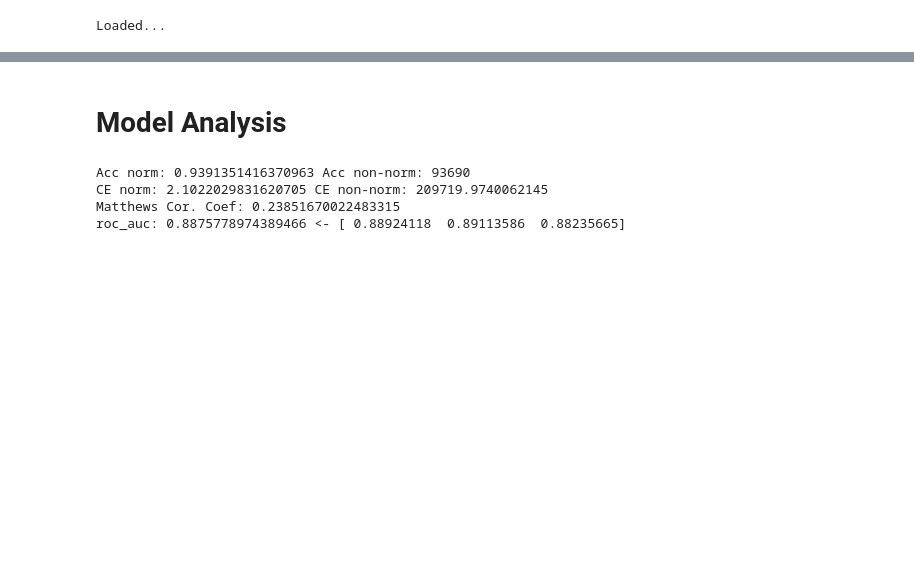
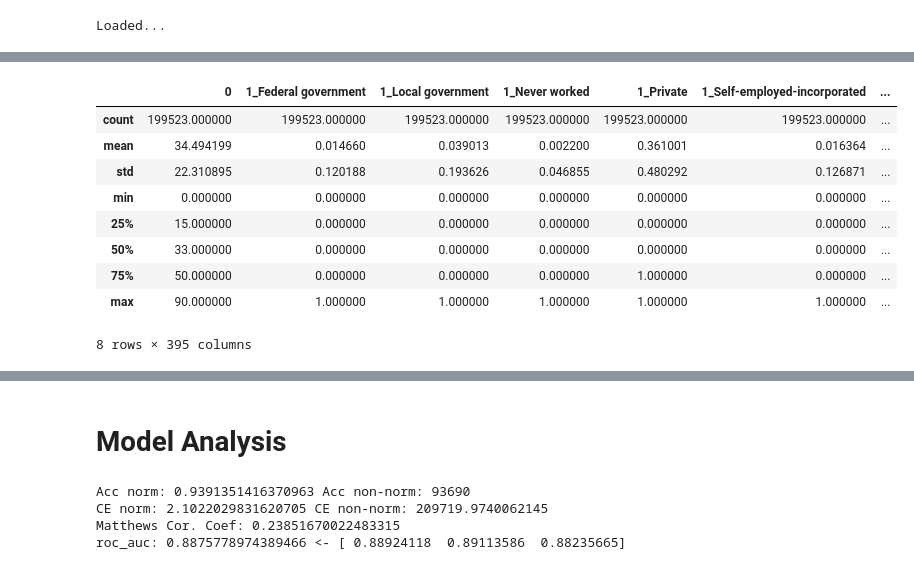
Before and after one commit to pyousefi/Dataiku, a Jupyter notebook: us_census_full/US Census (Python 3).ipynb, the cells around one changed output, grey strips where cells are left out. Saved outputs shown, nothing was run; the diff lists cells and outputs as text; code cells hidden in the pictures; blank space fills up the shorter version.

```diff
--- a/us_census_full/US Census (Python 3).ipynb
+++ b/us_census_full/US Census (Python 3).ipynb
@@ -145,0 +178,39 @@ Loaded...
+# %%
+X_train = pd.DataFrame()
+X_test = pd.DataFrame()
+
+for col in learndf:
+    try:
+        if learndf[col].dtype.name == 'int64' or learndf[col].dtype.name == 'float64' :
+            col_train = pd.DataFrame({col : learndf[col]})
+            col_test = pd.DataFrame({col : testdf[col]})
+        elif learndf[col].dtype.name == 'object':
+            col_train = pd.get_dummies(learndf[col], prefix=str(col))
+            col_test = pd.get_dummies(testdf[col], prefix=str(col))
+        else:
+            print('bad type')
+            () + 1
+        assert isinstance(col_train, pd.DataFrame)
+        assert isinstance(col_test, pd.DataFrame)
+        if len(col_train.columns) != len(col_test.columns):
+            for newcol in col_train:
+                if newcol not in col_test.columns:
+                    col_test[newcol] = 0
+        X_train = pd.concat([X_train, col_train], axis=1)
+        X_test = pd.concat([X_test, col_test], axis=1)
+    except:
+        print("Exception on column {}: {}".format(col, sys.exc_info()[0]))
+        raise
+
+X_train.describe(include='all')
+# %% [output]
+|  | 0 | 1_Federal government | 1_Local government | 1_Never worked | 1_Private | 1_Self-employed-incorporated | ... |
+| count | 199523.000000 | 199523.000000 | 199523.000000 | 199523.000000 | 199523.000000 | 199523.000000 | ... |
+| mean | 34.494199 | 0.014660 | 0.039013 | 0.002200 | 0.361001 | 0.016364 | ... |
+| std | 22.310895 | 0.120188 | 0.193626 | 0.046855 | 0.480292 | 0.126871 | ... |
+| min | 0.000000 | 0.000000 | 0.000000 | 0.000000 | 0.000000 | 0.000000 | ... |
+| 25% | 15.000000 | 0.000000 | 0.000000 | 0.000000 | 0.000000 | 0.000000 | ... |
+| 50% | 33.000000 | 0.000000 | 0.000000 | 0.000000 | 0.000000 | 0.000000 | ... |
+| 75% | 50.000000 | 0.000000 | 0.000000 | 0.000000 | 1.000000 | 0.000000 | ... |
+| max | 90.000000 | 1.000000 | 1.000000 | 1.000000 | 1.000000 | 1.000000 | ... |
+8 rows × 395 columns
```
Also changed, not shown: parts of 17 cells of this notebook.
